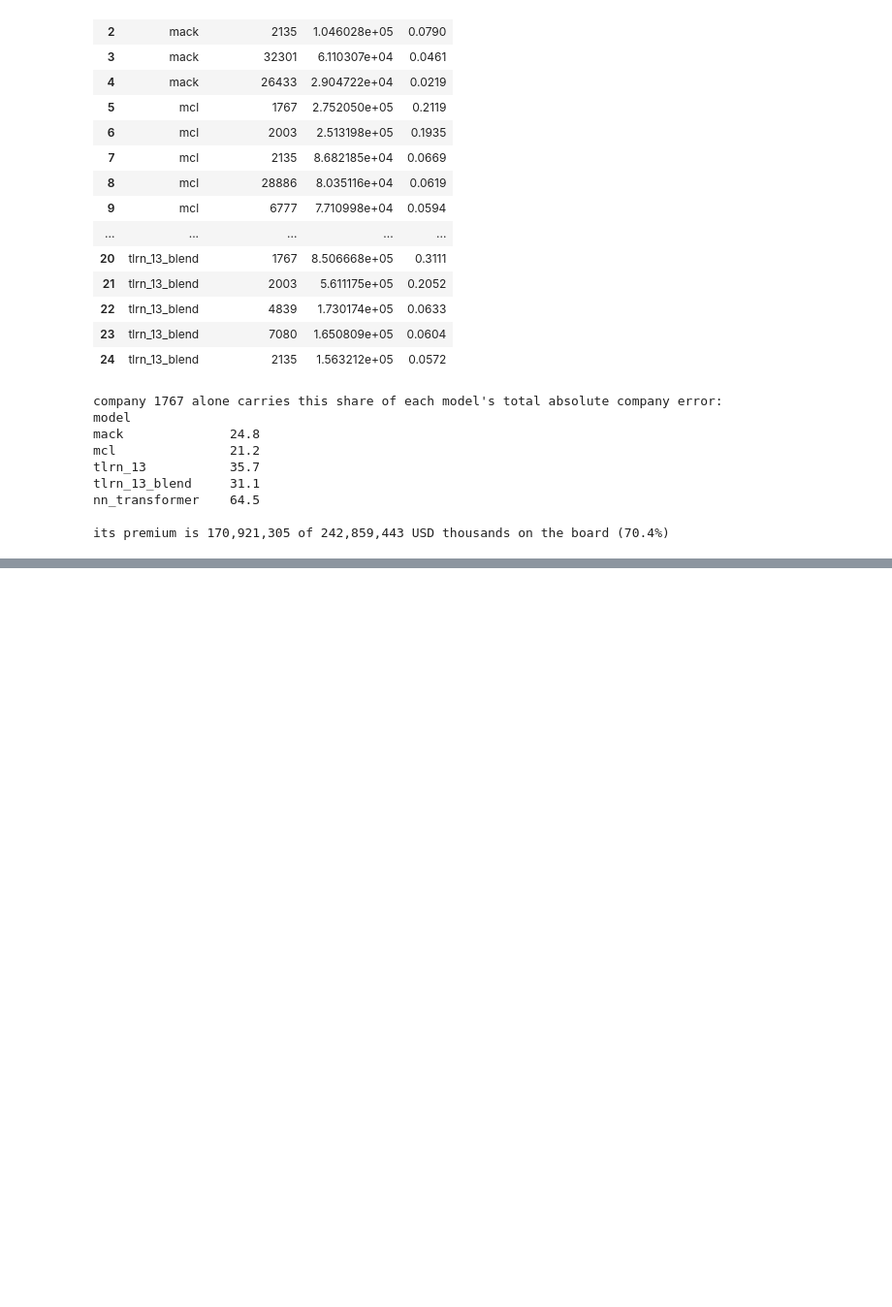
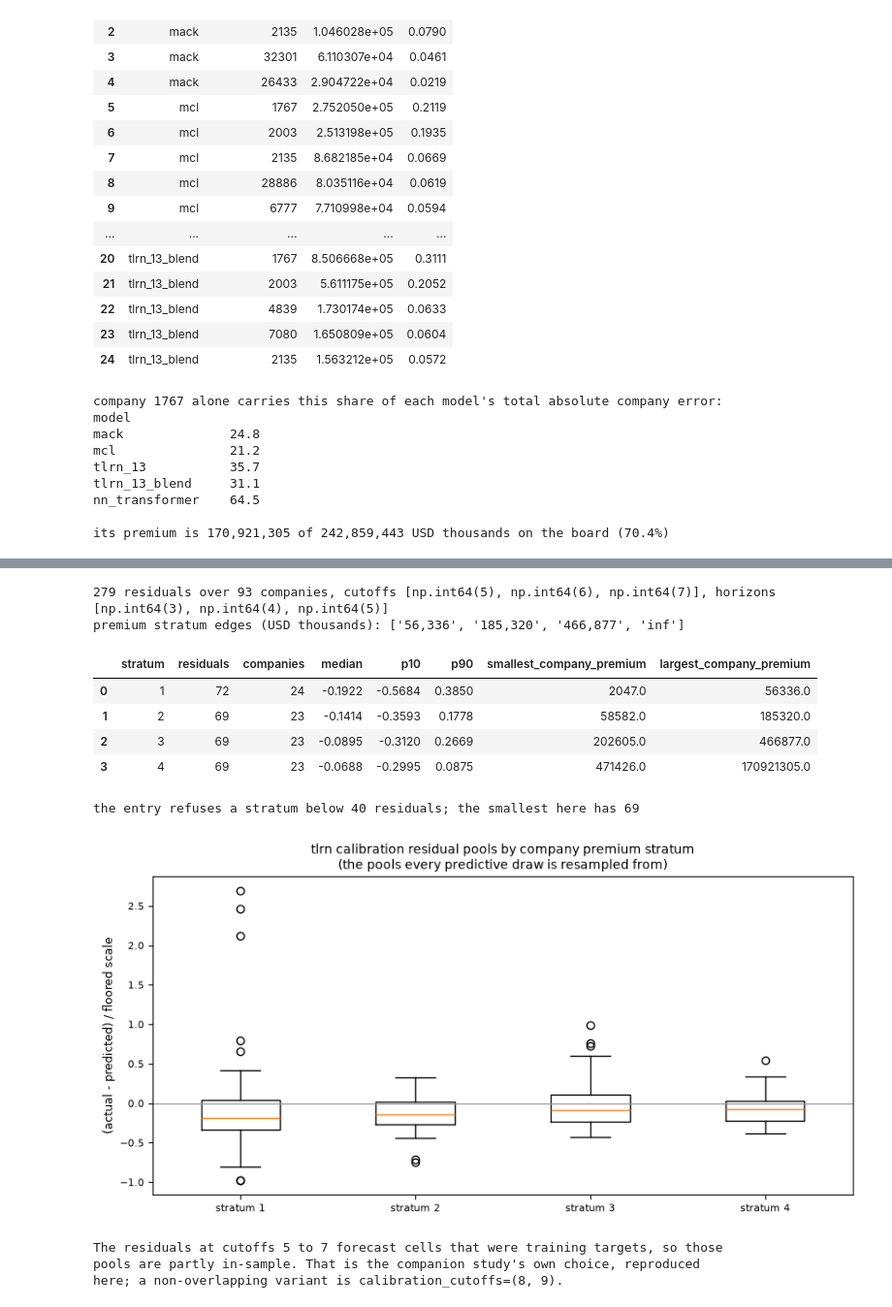
Before and after one commit to EKtheSage/ibnr, a Jupyter notebook: analysis/04_nn_architectures_vs_classical.ipynb, the cells around one changed output, grey strips where cells are left out. Shown at 97% size. Drawn from its saved outputs; the diff is of its cells as text; code cells hidden in the pictures; blank space fills up the shorter version.

```diff
--- a/analysis/04_nn_architectures_vs_classical.ipynb
+++ b/analysis/04_nn_architectures_vs_classical.ipynb
@@ -2710,0 +3098,64 @@ SMOKE RUN - none of the scores above may be quoted.
+# %%
+# What the predictive spread is resampled from: the kept checkpoints' company-level
+# errors at earlier cutoffs, standardised by a floored scale and pooled by premium
+# stratum. Every draw tlrn makes is one of these numbers, times a scale, plus a point.
+_cal = _entry.calibration_
+_res = _cal.residuals
+print(
+    f"{len(_res)} residuals over {_res['unit'].nunique()} companies, cutoffs "
+    f"{sorted(_res['cutoff'].unique())}, horizons {sorted(_res['horizon'].unique())}"
+)
+print(f"premium stratum edges (USD thousands): {[f'{e:,.0f}' for e in _cal.size_edges]}")
+
+_summary = (
+    _res.groupby("stratum")
+    .agg(
+        residuals=("standardised_error", "size"),
+        companies=("unit", "nunique"),
+        median=("standardised_error", "median"),
+        p10=("standardised_error", lambda s: float(np.quantile(s, 0.1))),
+        p90=("standardised_error", lambda s: float(np.quantile(s, 0.9))),
+        smallest_company_premium=("size", "min"),
+        largest_company_premium=("size", "max"),
+    )
+    .reset_index()
+)
+display(_summary.round(4))
+print(
+    f"the entry refuses a stratum below {_entry.config_.min_per_stratum} residuals; "
+    f"the smallest here has {int(_summary['residuals'].min())}"
+)
+
+fig, ax = plt.subplots(figsize=(8.4, 4.2), layout="constrained")
+_pools = [
+    _res.loc[_res["stratum"] == s, "standardised_error"].to_numpy() for s in _summary["stratum"]
+]
+ax.boxplot(_pools, tick_labels=[f"stratum {int(s)}" for s in _summary["stratum"]], showfliers=True)
+ax.axhline(0.0, color="#999999", lw=0.9)
+ax.set_ylabel("(actual - predicted) / floored scale", fontsize=9)
+ax.set_title(
+    "tlrn calibration residual pools by company premium stratum\n"
+    "(the pools every predictive draw is resampled from)",
+    fontsize=10,
+)
+ax.tick_params(labelsize=8)
+plt.show()
+
+print(
+    "\nThe residuals at cutoffs 5 to 7 forecast cells that were training targets, so those\n"
+    "pools are partly in-sample. That is the companion study's own choice, reproduced\n"
+    "here; a non-overlapping variant is calibration_cutoffs=(8, 9)."
+)
+# %% [output]
+279 residuals over 93 companies, cutoffs [np.int64(5), np.int64(6), np.int64(7)], horizons [np.int64(3), np.int64(4), np.int64(5)]
+premium stratum edges (USD thousands): ['56,336', '185,320', '466,877', 'inf']
+|  | stratum | residuals | companies | median | p10 | p90 | smallest_company_premium | largest_company_premium |
+| 0 | 1 | 72 | 24 | -0.1922 | -0.5684 | 0.3850 | 2047.0 | 56336.0 |
+| 1 | 2 | 69 | 23 | -0.1414 | -0.3593 | 0.1778 | 58582.0 | 185320.0 |
+| 2 | 3 | 69 | 23 | -0.0895 | -0.3120 | 0.2669 | 202605.0 | 466877.0 |
+| 3 | 4 | 69 | 23 | -0.0688 | -0.2995 | 0.0875 | 471426.0 | 170921305.0 |
+the entry refuses a stratum below 40 residuals; the smallest here has 69
+[figure, added]
+The residuals at cutoffs 5 to 7 forecast cells that were training targets, so those
+pools are partly in-sample. That is the companion study's own choice, reproduced
+here; a non-overlapping variant is calibration_cutoffs=(8, 9).
```
Also changed, not shown: parts of 17 cells of this notebook.
